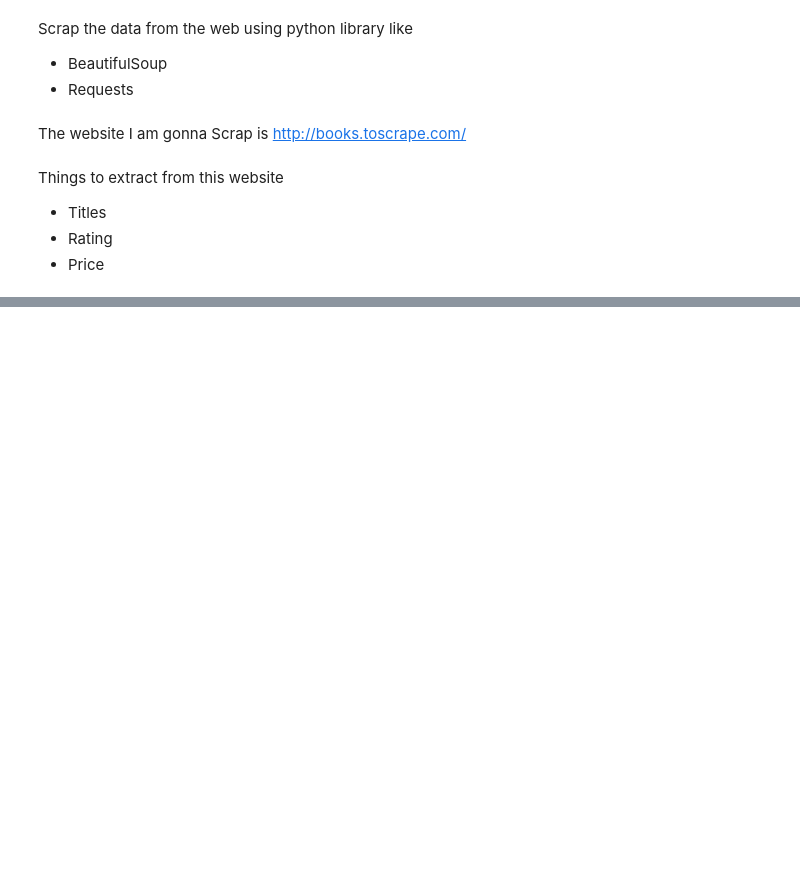
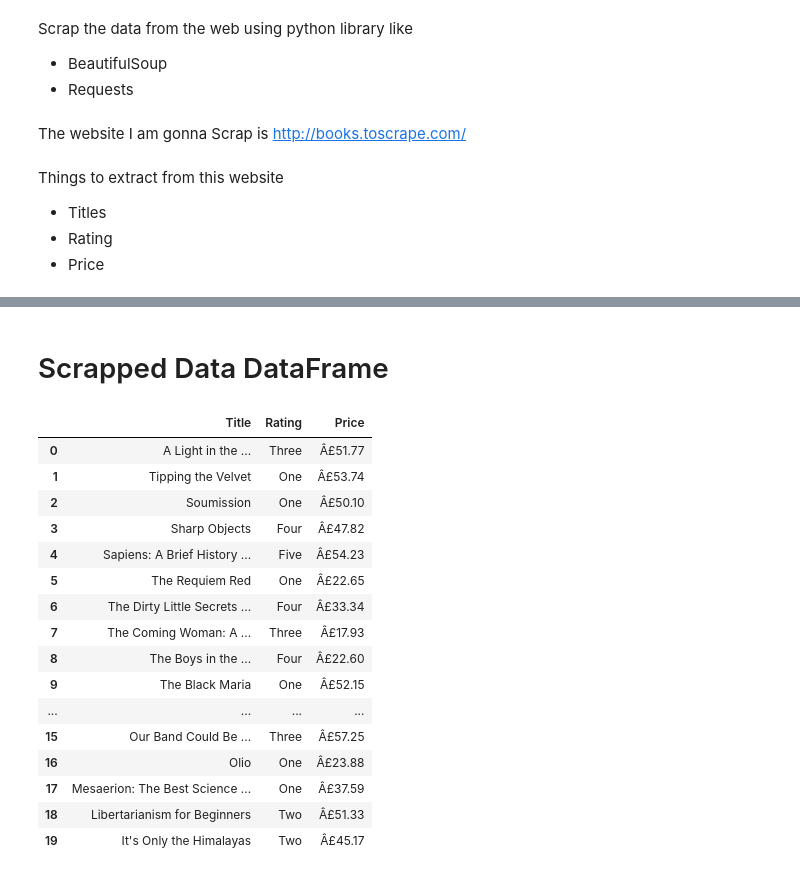
Before and after one commit to shaanVM/Scrapper, a Jupyter notebook: online_book_store.ipynb, the cells around one changed output, grey strips where cells are left out. Saved outputs shown, nothing was run; the diff lists cells and outputs as text; code cells hidden in the pictures; blank space fills up the shorter version.

```diff
--- a/online_book_store.ipynb
+++ b/online_book_store.ipynb
@@ -33,0 +105,6 @@ NameError: name 'requests' is not defined
+# %%
+for element in soup.findAll('p',class_='star-rating'):
+
+    for k,v in element.attrs.items():
+        stars=v[1]
+        Rating.append(stars)
@@ -33,0 +154,4 @@ NameError: name 'requests' is not defined
+# %%
+for element in soup.findAll('p',class_='price_color'):
+    prices=element.getText()
+    Price.append(prices)
@@ -33,0 +181,27 @@ NameError: name 'requests' is not defined
+# %% [markdown]
+# Scrapped Data DataFrame
+# %%
+scrapped_data={'Title':Title,'Rating':Rating,'Price':Price}
+# %%
+import pandas as pd
+df=pd.DataFrame(scrapped_data)
+# %%
+df
+# %% [output]
+|  | Title | Rating | Price |
+| 0 | A Light in the ... | Three | Â£51.77 |
+| 1 | Tipping the Velvet | One | Â£53.74 |
+| 2 | Soumission | One | Â£50.10 |
+| 3 | Sharp Objects | Four | Â£47.82 |
+| 4 | Sapiens: A Brief History ... | Five | Â£54.23 |
+| 5 | The Requiem Red | One | Â£22.65 |
+| 6 | The Dirty Little Secrets ... | Four | Â£33.34 |
+| 7 | The Coming Woman: A ... | Three | Â£17.93 |
+| 8 | The Boys in the ... | Four | Â£22.60 |
+| 9 | The Black Maria | One | Â£52.15 |
+| ... | ... | ... | ... |
+| 15 | Our Band Could Be ... | Three | Â£57.25 |
+| 16 | Olio | One | Â£23.88 |
+| 17 | Mesaerion: The Best Science ... | One | Â£37.59 |
+| 18 | Libertarianism for Beginners | Two | Â£51.33 |
+| 19 | It's Only the Himalayas | Two | Â£45.17 |
```
Also changed, not shown: parts of 12 cells of this notebook.
